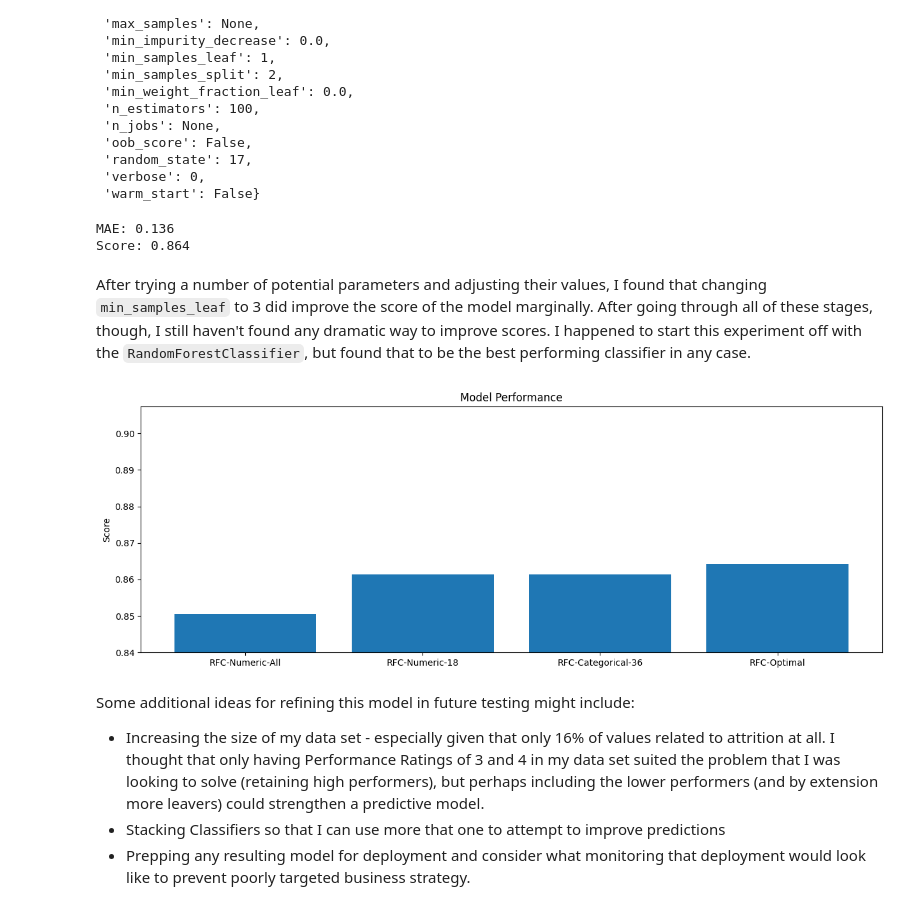
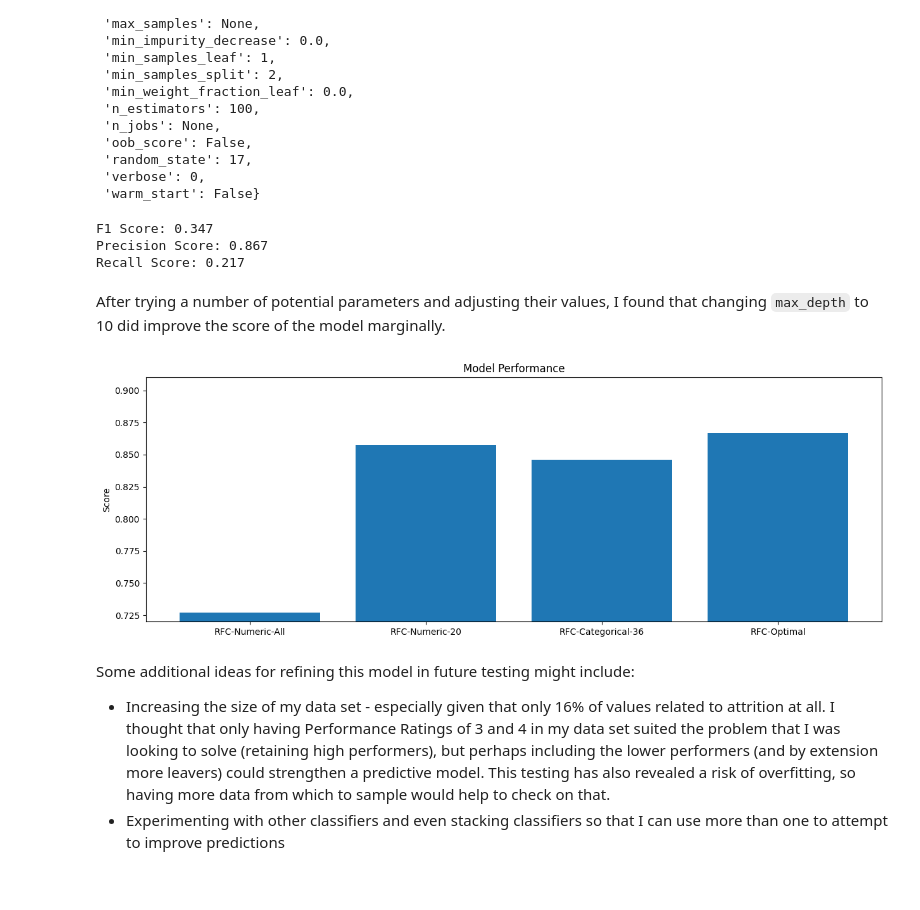
Before and after one commit to ymcgillicuddy/HR-Analytics, a Jupyter notebook: HR Analytics.ipynb, the cells around one changed output. Drawn from its saved outputs; the diff is of its cells as text; code cells hidden in the pictures.

Commit message:
Accuracy score amendments

```diff
--- a/HR Analytics.ipynb
+++ b/HR Analytics.ipynb
@@ -242,17 +246,18 @@ def model_fit_score(X_train,X_test,y_train,y_test):
     INPUTS:
     train_test_split variables
     OUTPUTS:
-    mae - mean absolute error as a decimal
-    score - r2 as a decimal
+    f1, precision and recall scores
     '''
     model = RandomForestClassifier(random_state=17)
     model.fit(X_train, y_train)
     pred = model.predict(X_test)
-    mae = mean_absolute_error(y_test, pred)
-    score = model.score(X_test, y_test)
-    print('MAE: %.3f' % mae)
-    print('Score: %.3f' % score)
-    return score
+    f1 = f1_score(y_test, pred)
+    precision = precision_score(y_test, pred)
+    recall = recall_score(y_test, pred)
+    print('F1 Score: %.3f' % f1)
+    print('Precision Score: %.3f' % precision)
+    print('Recall Score: %.3f' % recall)
+    return precision
 
 def plot_k_best(X_train,y_train,X_test):
    '''
@@ -263,7 +268,7 @@ def plot_k_best(X_train,y_train,X_test):
    transformed train/test split data
    Bar chart of scores for all features
    '''
-   fs = SelectKBest(score_func=f_regression,k="all")# select all features
+   fs = SelectKBest(k="all")# select all features
    fs.fit(X_train,y_train)
    X_train_fs = fs.transform(X_train)
    X_test_fs = fs.transform(X_test) # transform test input data
@@ -288,7 +293,7 @@ def select_features(X_train, y_train, X_test, int):
     OUTPUTS:
     transformed train and test data for X
     '''
-    fs = SelectKBest(score_func=f_regression, k=int)
+    fs = SelectKBest(k=int)
     fs.fit(X_train, y_train)
     X_train_fs = fs.transform(X_train)
     X_test_fs = fs.transform(X_test)
@@ -376,7 +388,7 @@ A good number of features when looking at numeric data only appears somewhere in
 # %%
-X_train_fs, X_test_fs, fs = select_features(X_train, y_train, X_test, 18) # Selecting 18 features and tranforming train/test data
+X_train_fs, X_test_fs, fs = select_features(X_train, y_train, X_test, 20) # Selecting 20 features and tranforming train/test data
 rfc_num_fs = model_fit_score(X_train_fs,X_test_fs,y_train,y_test) # Fitting RandomForestClassifier to transformed train/test data
 
 scores.append(rfc_num_fs) # append score
-models.append('RFC-Numeric-18') # append model
+models.append('RFC-Numeric-20') # append model
 # %% [output]
@@ -447,7 +479,7 @@ fs_list = [] # empty list for features numbers
 model = RandomForestClassifier(random_state=17)
 for i in range(56): # iterate through features
     #transform train/test with the number of features
-    fs = SelectKBest(score_func=f_regression, k=(i+1))
+    fs = SelectKBest(k=(i+1))
     fs.fit(X_cat_train, y_cat_train)
     X_cat_train_fs = fs.transform(X_cat_train)
     X_cat_test_fs = fs.transform(X_cat_test)
@@ -494,37 +531,39 @@ model.get_params()
  'verbose': 0,
  'warm_start': False}
 # %%
-model_p = RandomForestClassifier(random_state=17, min_samples_leaf=3) #adjusting parameters
+model_p = RandomForestClassifier(random_state=17, max_depth=10) #adjusting parameters
 model_p.fit(X_train_fs, y_train) # fitting new model
 pred_p = model_p.predict(X_test_fs)
-mae_p = mean_absolute_error(y_test, pred_p)
-score_p = model_p.score(X_test_fs, y_test)
-print('MAE: %.3f' % mae_p)
-print('Score: %.3f' % score_p)
+f1_p = f1_score(y_test, pred_p)
+precision_p = precision_score(y_test, pred_p)
+recall_p = recall_score(y_test, pred_p)
+print('F1 Score: %.3f' % f1_p)
+print('Precision Score: %.3f' % precision_p)
+print('Recall Score: %.3f' % recall_p)
 
-scores.append(score_p) # append score
+scores.append(precision_p) # append score
 models.append('RFC-Optimal') # append model
 # %% [output]
-MAE: 0.136
-Score: 0.864
+F1 Score: 0.347
+Precision Score: 0.867
+Recall Score: 0.217
 # %% [markdown]
-After trying a number of potential parameters and adjusting their values, I found that changing `min_samples_leaf` to 3 did improve the score of the model marginally.  After going through all of these stages, though, I still haven't found any dramatic way to improve scores.  I happened to start this experiment off with the `RandomForestClassifier`, but found that to be the best performing classifier in any case.
+After trying a number of potential parameters and adjusting their values, I found that changing `max_depth` to 10 did improve the score of the model marginally.
 # %%
 df_models = dict_to_df('Model',models,'Score',scores) # create a dataframe from a dictionary of the lists of models and scores
 
 fig, ax = plt.subplots(figsize = (15,5))
 
 ax.bar(models, scores)
 ax.set_ylabel('Score')
 ax.set_title('Model Performance')
-ax.set_ylim(ymin=0.84)
+ax.set_ylim(ymin=0.72)
 
 plt.show()
 # %% [output]
-[figure, old version]
+[figure, new version]
 # %% [markdown]
 Some additional ideas for refining this model in future testing might include:
 
-- Increasing the size of my data set - especially given that only 16% of values related to attrition at all.  I thought that only having Performance Ratings of 3 and 4 in my data set suited the problem that I was looking to solve (retaining high performers), but perhaps including the lower performers (and by extension more leavers) could strengthen a predictive model.
-- Stacking Classifiers so that I can use more that one to attempt to improve predictions
-- Prepping any resulting model for deployment and consider what monitoring that deployment would look like to prevent poorly targeted business strategy.
+- Increasing the size of my data set - especially given that only 16% of values related to attrition at all.  I thought that only having Performance Ratings of 3 and 4 in my data set suited the problem that I was looking to solve (retaining high performers), but perhaps including the lower performers (and by extension more leavers) could strengthen a predictive model.  This testing has also revealed a risk of overfitting, so having more data from which to sample would help to check on that.
+- Experimenting with other classifiers and even stacking classifiers so that I can use more than one to attempt to improve predictions
```
Also changed, not shown: parts of 10 cells of this notebook, 1 other file.
